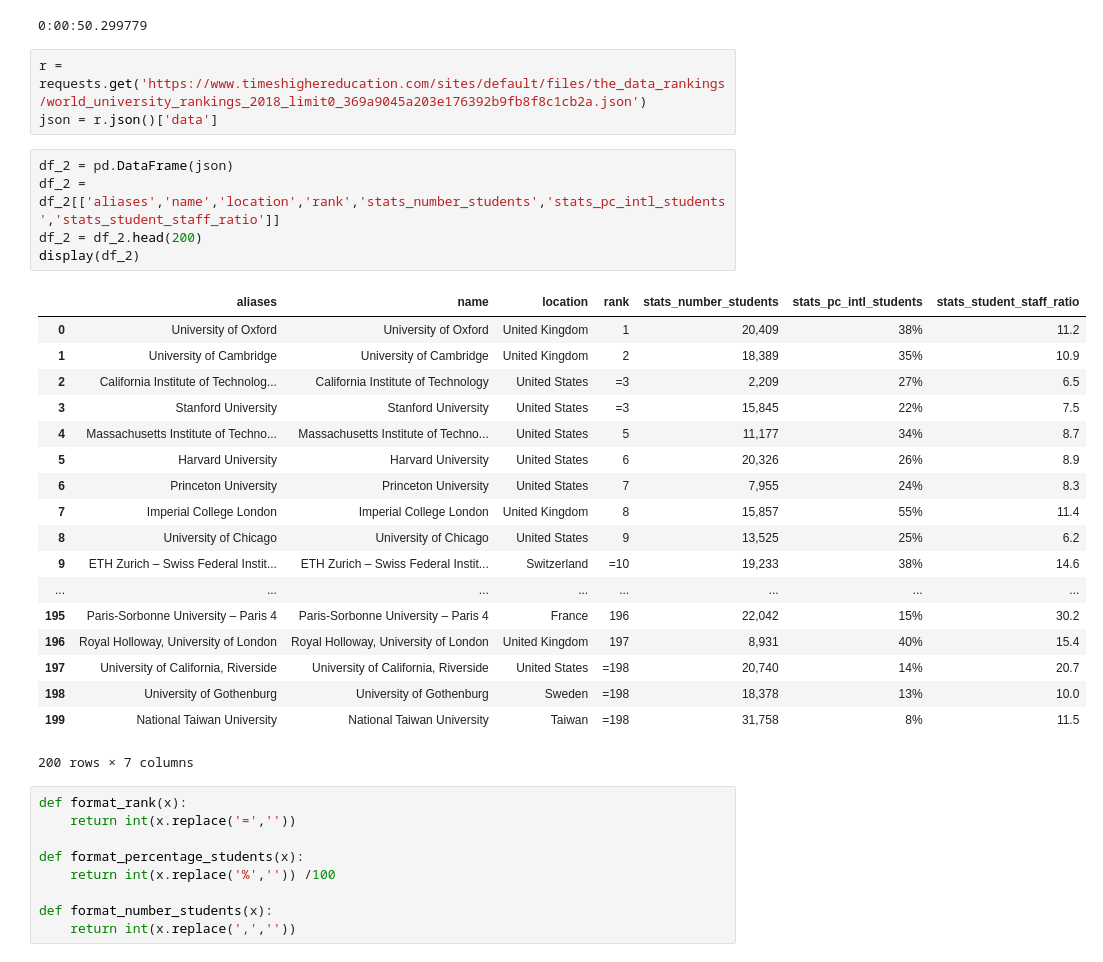
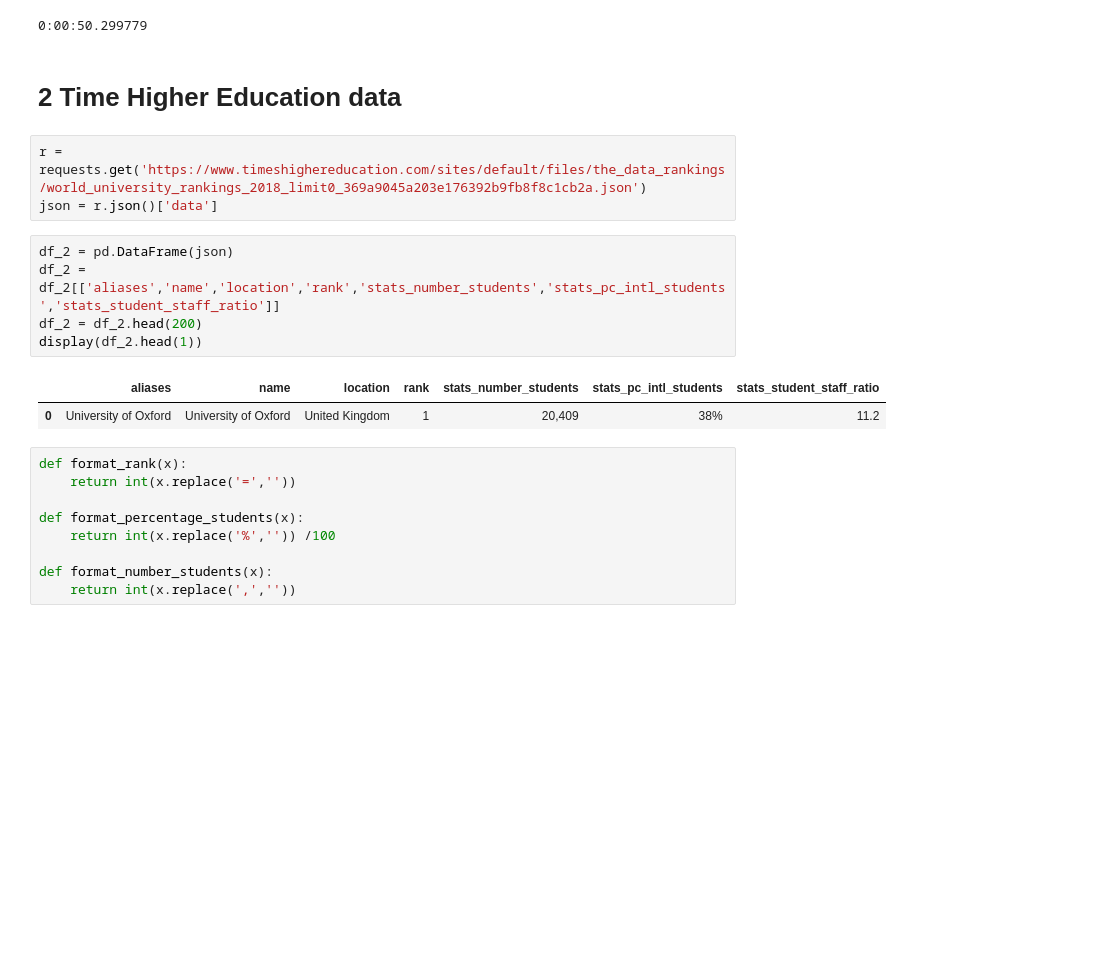
Before and after one commit to lkieliger/adagroup, a Jupyter notebook: hw2/Homework 2.ipynb, the cells around one changed output. Cells and saved outputs as stored; diff of their text form; blank space fills up the shorter version.

```diff
--- a/hw2/Homework 2.ipynb
+++ b/hw2/Homework 2.ipynb
@@ -263,33 +170,19 @@ end = datetime.datetime.now()
 print(end - start)
 # %% [output]
 0:00:50.299779
+# %% [markdown]
+# 2 Time Higher Education data
 # %%
 r = requests.get('https://www.timeshighereducation.com/sites/default/files/the_data_rankings/world_university_rankings_2018_limit0_369a9045a203e176392b9fb8f8c1cb2a.json')
 json = r.json()['data']
 # %%
 df_2 = pd.DataFrame(json)
 df_2 = df_2[['aliases','name','location','rank','stats_number_students','stats_pc_intl_students','stats_student_staff_ratio']]
 df_2 = df_2.head(200)
-display(df_2)
+display(df_2.head(1))
 # %% [output]
 |  | aliases | name | location | rank | stats_number_students | stats_pc_intl_students | stats_student_staff_ratio |
 | 0 | University of Oxford | University of Oxford | United Kingdom | 1 | 20,409 | 38% | 11.2 |
-| 1 | University of Cambridge | University of Cambridge | United Kingdom | 2 | 18,389 | 35% | 10.9 |
-| 2 | California Institute of Technolog... | California Institute of Technology | United States | =3 | 2,209 | 27% | 6.5 |
-| 3 | Stanford University | Stanford University | United States | =3 | 15,845 | 22% | 7.5 |
-| 4 | Massachusetts Institute of Techno... | Massachusetts Institute of Techno... | United States | 5 | 11,177 | 34% | 8.7 |
-| 5 | Harvard University | Harvard University | United States | 6 | 20,326 | 26% | 8.9 |
-| 6 | Princeton University | Princeton University | United States | 7 | 7,955 | 24% | 8.3 |
-| 7 | Imperial College London | Imperial College London | United Kingdom | 8 | 15,857 | 55% | 11.4 |
-| 8 | University of Chicago | University of Chicago | United States | 9 | 13,525 | 25% | 6.2 |
-| 9 | ETH Zurich – Swiss Federal Instit... | ETH Zurich – Swiss Federal Instit... | Switzerland | =10 | 19,233 | 38% | 14.6 |
-| ... | ... | ... | ... | ... | ... | ... | ... |
-| 195 | Paris-Sorbonne University – Paris 4 | Paris-Sorbonne University – Paris 4 | France | 196 | 22,042 | 15% | 30.2 |
-| 196 | Royal Holloway, University of London | Royal Holloway, University of London | United Kingdom | 197 | 8,931 | 40% | 15.4 |
-| 197 | University of California, Riverside | University of California, Riverside | United States | =198 | 20,740 | 14% | 20.7 |
-| 198 | University of Gothenburg | University of Gothenburg | Sweden | =198 | 18,378 | 13% | 10.0 |
-| 199 | National Taiwan University | National Taiwan University | Taiwan | =198 | 31,758 | 8% | 11.5 |
-200 rows × 7 columns
 # %%
 def format_rank(x):
     return int(x.replace('=',''))
```
Also changed, not shown: parts of 19 cells of this notebook.
